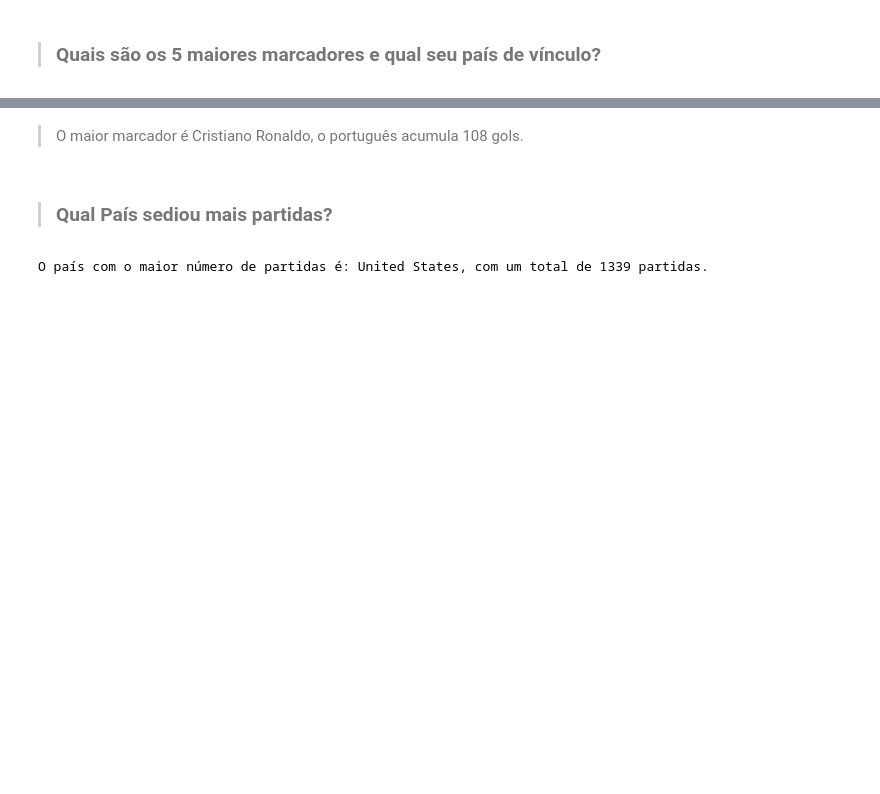
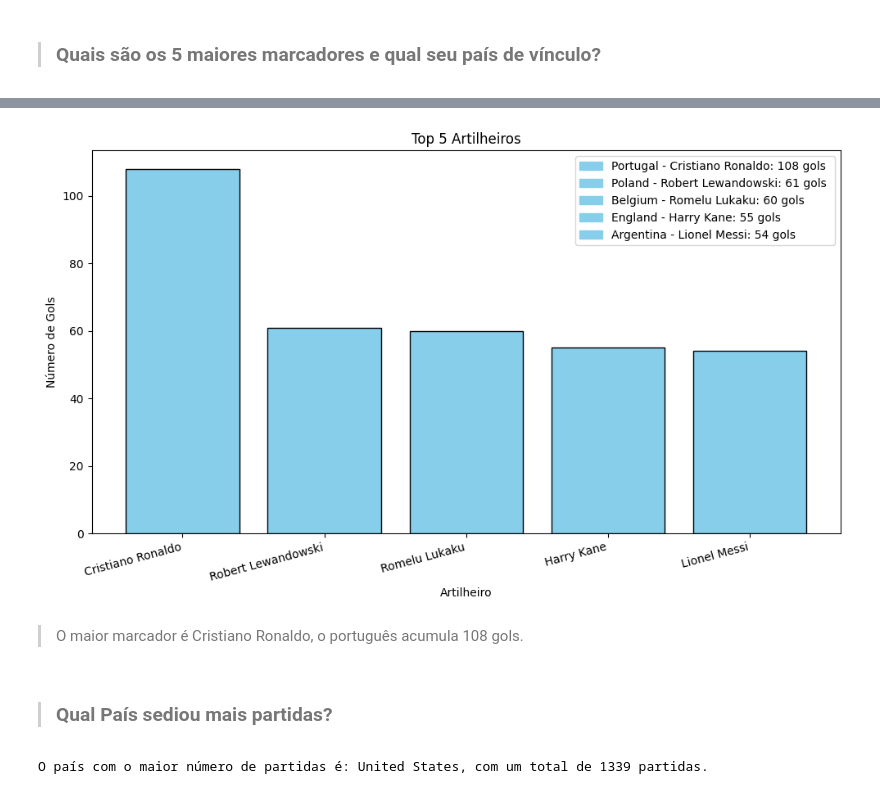
Before and after one commit to ErikHenning927/project_modulo3, a Jupyter notebook: main.ipynb, the cells around one changed output, grey strips where cells are left out. Drawn from its saved outputs; the diff is of its cells as text; code cells hidden in the pictures; blank space fills up the shorter version.

```diff
--- a/main.ipynb
+++ b/main.ipynb
@@ -228,3 +250,32 @@ dtype: int64
+# %%
+
+top_5_artilheiros = df_goals.groupby(['artilheiro', 'Time_marcador']).size().nlargest(5)
+top_5_artilheiros = top_5_artilheiros.reset_index(name='gols marcados')
+
+plt.figure(figsize=(10, 6)) #Criação do grafico
+plt.bar(top_5_artilheiros['artilheiro'], top_5_artilheiros['gols marcados'], color='skyblue', edgecolor='black')
+
+# Adicionar título e rótulos aos eixos
+plt.title('Top 5 Artilheiros')
+plt.xlabel('Artilheiro')
+plt.ylabel('Número de Gols')
+
+# Criar a legenda com os valores representando o total de gols de cada jogador
+legend_handles = []
+for index, row in top_5_artilheiros.iterrows():
+    legend_handles.append(plt.Rectangle((0,0),1,1, color='skyblue', label=f'{row["Time_marcador"]} - {row["artilheiro"]}: {row["gols marcados"]} gols '))
+
+# Adicionar a legenda ao gráfico
+plt.legend(handles=legend_handles, loc='upper right')
+
+# Rotacionar os rótulos do eixo x para melhor legibilidade
+plt.xticks(rotation=15, ha='right')
+
+# Mostrar o gráfico
+plt.tight_layout()
+plt.show()
+# %% [output]
+[figure, added]
 # %% [markdown]
 > O maior marcador é Cristiano Ronaldo, o português acumula 108 gols.
 # %% [markdown]
```
Also changed, not shown: parts of 15 cells of this notebook, 1 other file.
